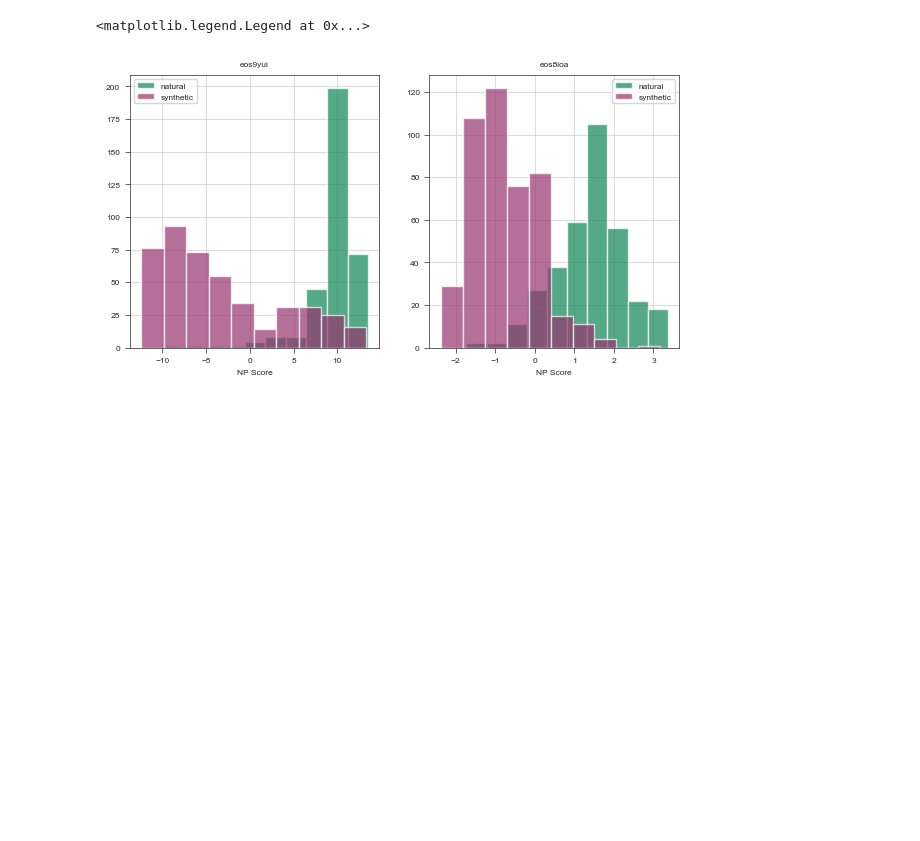
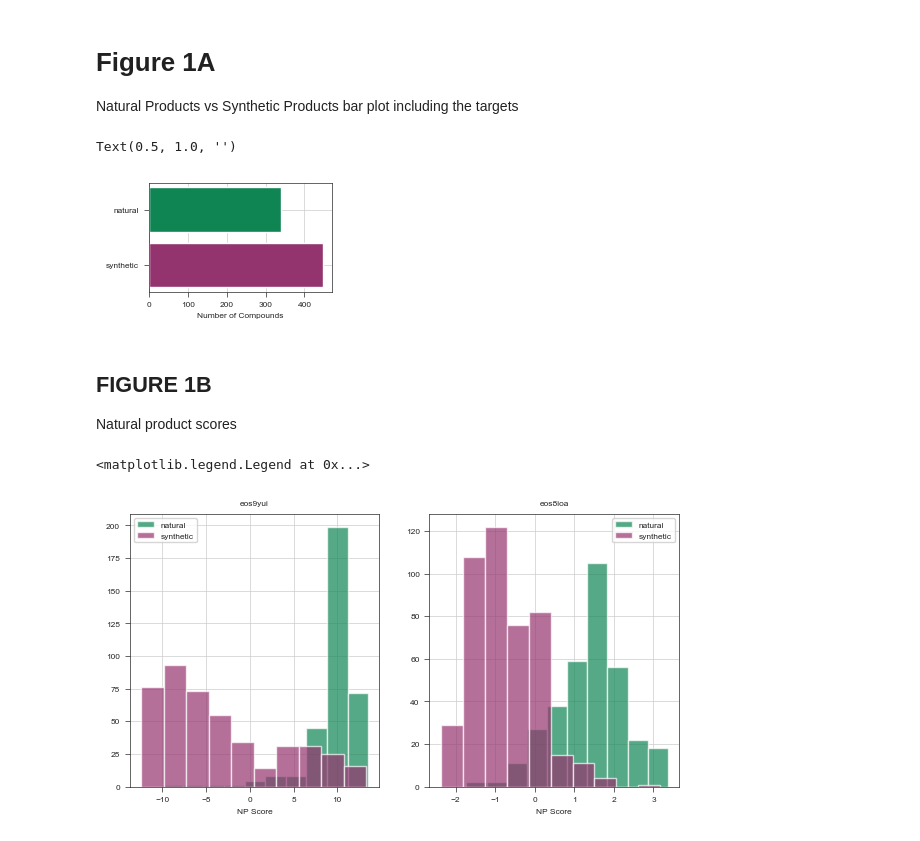
Before and after one commit to ersilia-os/sars-cov-2-chemspace, a Jupyter notebook: notebooks/02_ChemicalSpaceExploration.ipynb, the cells around one changed output. Drawn from its saved outputs; the diff is of its cells as text; code cells hidden in the pictures; blank space fills up the shorter version.

```diff
--- a/notebooks/02_ChemicalSpaceExploration.ipynb
+++ b/notebooks/02_ChemicalSpaceExploration.ipynb
@@ -15,9 +15,29 @@ def load_data(model_id):
     columns = list(df_1.columns)[2:]
     return pd.concat([df_0, df_1[columns]], axis=1)
 
+df = pd.read_csv(os.path.join(data_dir, "all_molecules.csv"))
 colors = NamedColors()
 npc = colors.get("green")
 spc = colors.get("purple")
+# %% [markdown]
+# Figure 1A
+
+Natural Products vs Synthetic Products bar plot including the targets
+# %%
+fig, axs = stylia.create_figure(1, 1, width=TWO_COLUMNS_WIDTH/3, height=TWO_COLUMNS_WIDTH/5)
+category_counts = df["category"].value_counts()
+ax = axs.next()
+ax.barh(category_counts.index, category_counts.values, color=[spc, npc])
+ax.set_ylabel("")
+ax.set_xlabel("Number of Compounds")
+ax.set_title("")
+# %% [output]
+Text(0.5, 1.0, '')
+[figure, added]
+# %% [markdown]
+## FIGURE 1B
+
+Natural product scores
 # %%
 df = load_data("eos9yui") #NP likeness
 df_ = load_data("eos8ioa") #NP score
```
Also changed, not shown: parts of 5 cells of this notebook.
